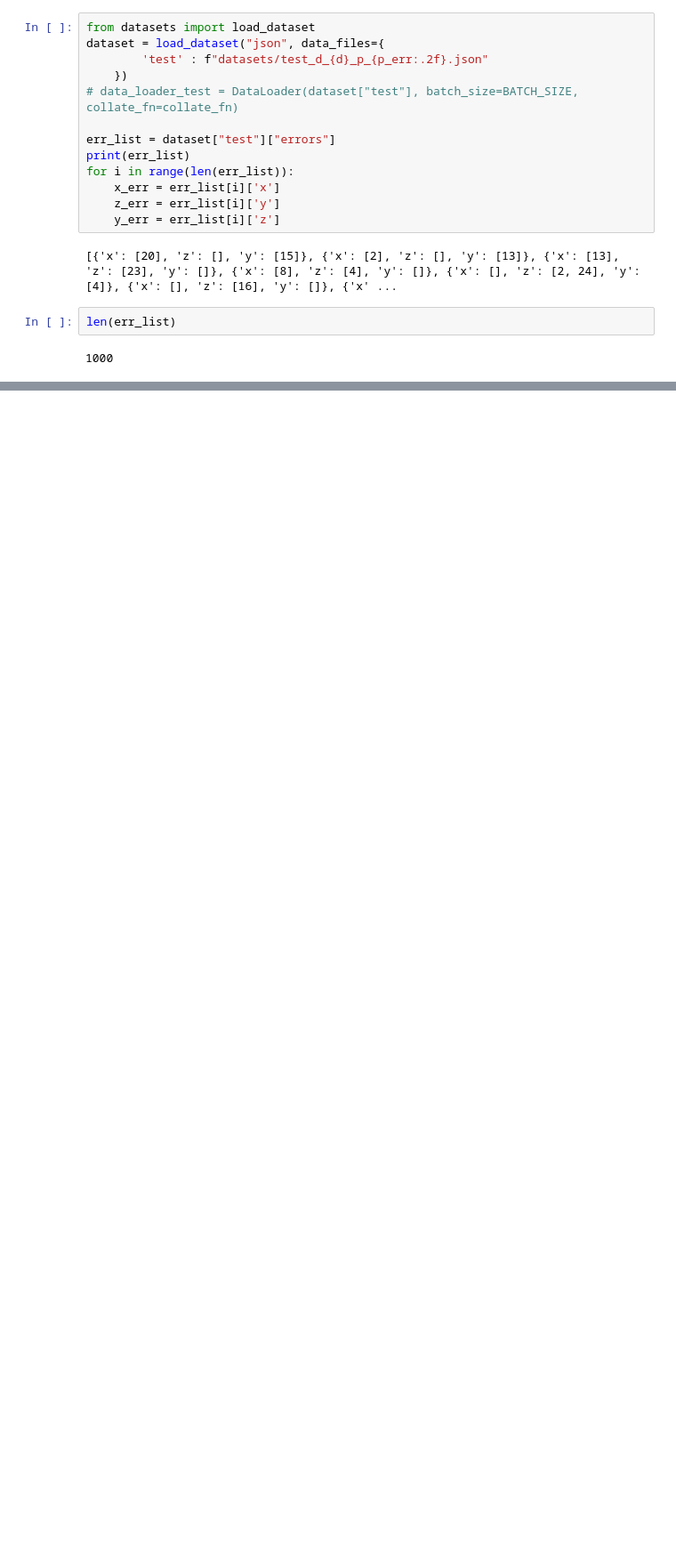
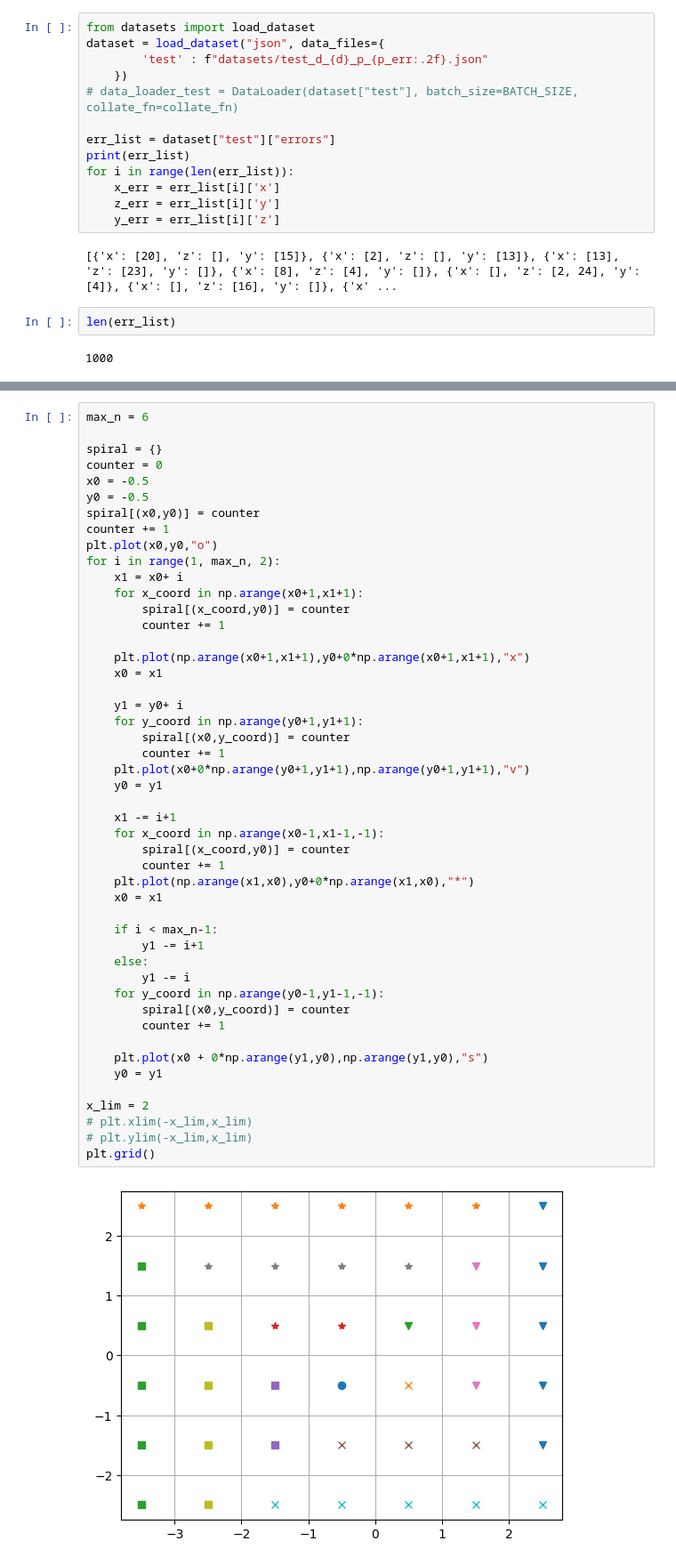
Before and after one commit to hassan-shap/MLqec, a Jupyter notebook: sc_simple_decoder.ipynb, the cells around one changed output, grey strips where cells are left out. Shown at 89% size. Saved outputs shown, nothing was run; the diff lists cells and outputs as text; blank space fills up the shorter version.

Commit message:
spiral position

```diff
--- a/sc_simple_decoder.ipynb
+++ b/sc_simple_decoder.ipynb
@@ -763,0 +816,50 @@ len(err_list)
+# %%
+max_n = 6
+
+spiral = {}
+counter = 0
+x0 = -0.5
+y0 = -0.5
+spiral[(x0,y0)] = counter
+counter += 1
+plt.plot(x0,y0,"o")
+for i in range(1, max_n, 2):
+    x1 = x0+ i
+    for x_coord in np.arange(x0+1,x1+1):
+        spiral[(x_coord,y0)] = counter
+        counter += 1
+
+    plt.plot(np.arange(x0+1,x1+1),y0+0*np.arange(x0+1,x1+1),"x")
+    x0 = x1
+
+    y1 = y0+ i
+    for y_coord in np.arange(y0+1,y1+1):
+        spiral[(x0,y_coord)] = counter
+        counter += 1
+    plt.plot(x0+0*np.arange(y0+1,y1+1),np.arange(y0+1,y1+1),"v")
+    y0 = y1
+
+    x1 -= i+1
+    for x_coord in np.arange(x0-1,x1-1,-1):
+        spiral[(x_coord,y0)] = counter
+        counter += 1
+    plt.plot(np.arange(x1,x0),y0+0*np.arange(x1,x0),"*")
+    x0 = x1
+
+    if i < max_n-1:
+        y1 -= i+1
+    else:
+        y1 -= i
+    for y_coord in np.arange(y0-1,y1-1,-1):
+        spiral[(x0,y_coord)] = counter
+        counter += 1
+
+    plt.plot(x0 + 0*np.arange(y1,y0),np.arange(y1,y0),"s")
+    y0 = y1
+
+x_lim = 2
+# plt.xlim(-x_lim,x_lim)
+# plt.ylim(-x_lim,x_lim)
+plt.grid()
+# %% [output]
+[figure, added]
```
Also changed, not shown: parts of 11 cells of this notebook, 3 other files.
